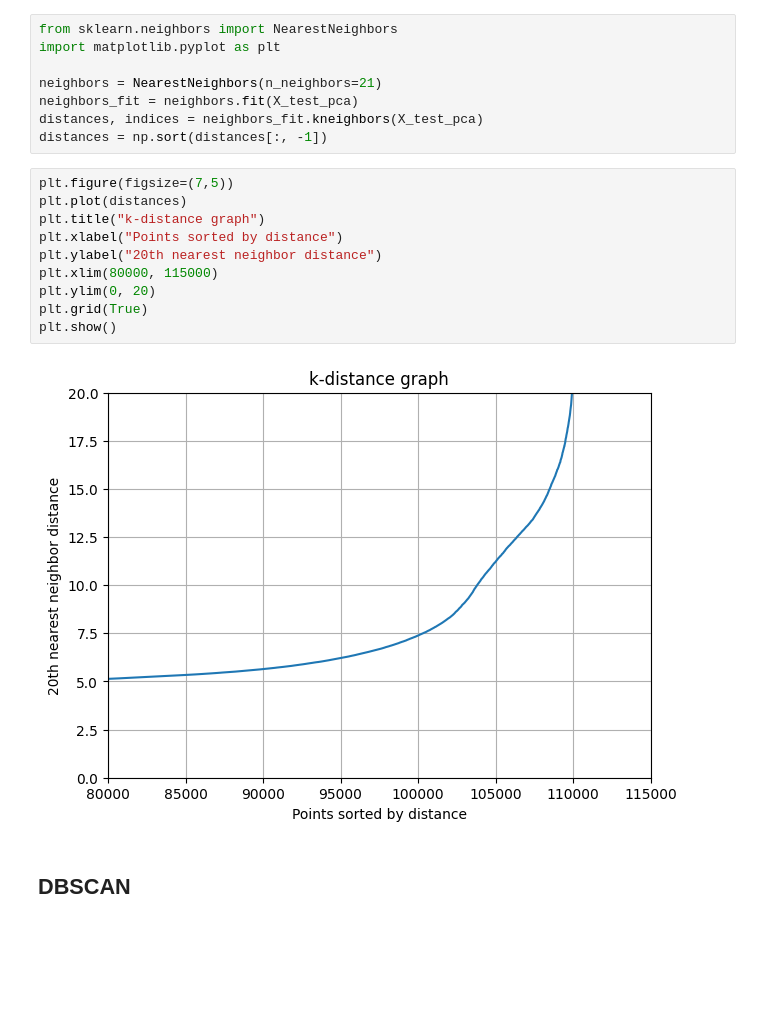
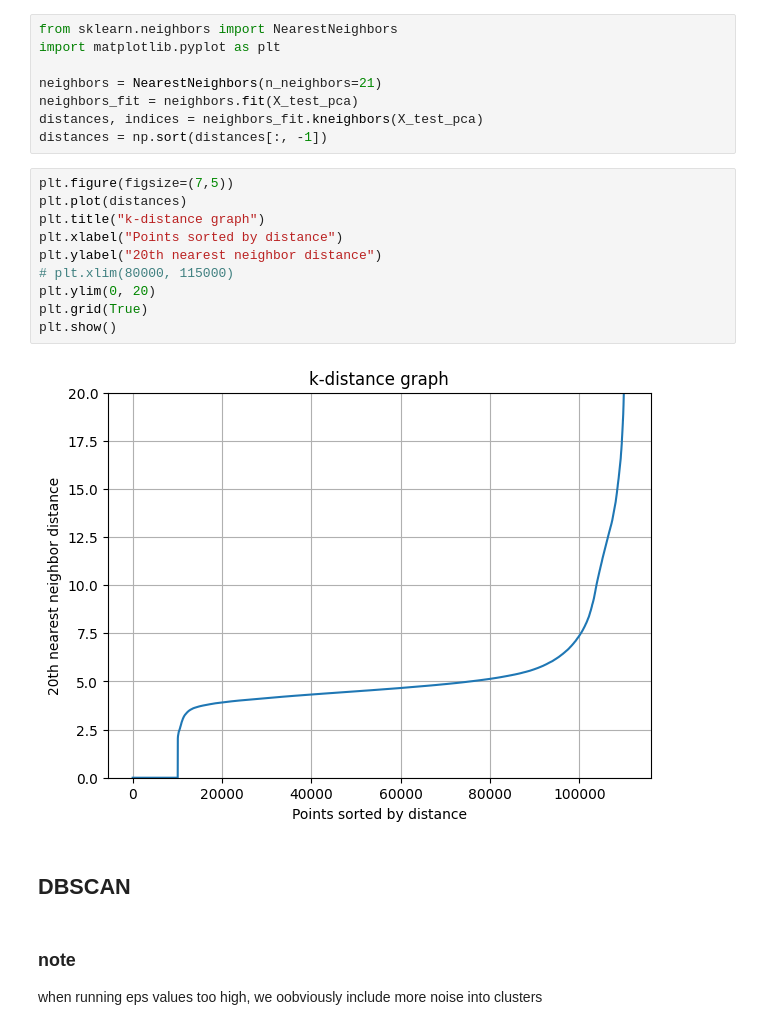
Before and after one commit to flod1n/R7022E-AI-in-processindustry-and-automation, a Jupyter notebook: Lab2_unsupervised/task2.ipynb, the cells around one changed output. Drawn from its saved outputs; the diff is of its cells as text; blank space fills up the shorter version.

```diff
--- a/Lab2_unsupervised/task2.ipynb
+++ b/Lab2_unsupervised/task2.ipynb
@@ -164,17 +169,20 @@ distances = np.sort(distances[:, -1])
 # %%
 plt.figure(figsize=(7,5))
 plt.plot(distances)
 plt.title("k-distance graph")
 plt.xlabel("Points sorted by distance")
 plt.ylabel("20th nearest neighbor distance")
-plt.xlim(80000, 115000)
+# plt.xlim(80000, 115000)
 plt.ylim(0, 20)
 plt.grid(True)
 plt.show()
 # %% [output]
-[figure, old version]
+[figure, new version]
 # %% [markdown]
 ## DBSCAN
+# %% [markdown]
+### note
+when running eps values too high, we oobviously include more noise into clusters
 # %%
 from sklearn.cluster import DBSCAN
 import json
```
Also changed, not shown: parts of 20 cells of this notebook, 5 other files.
